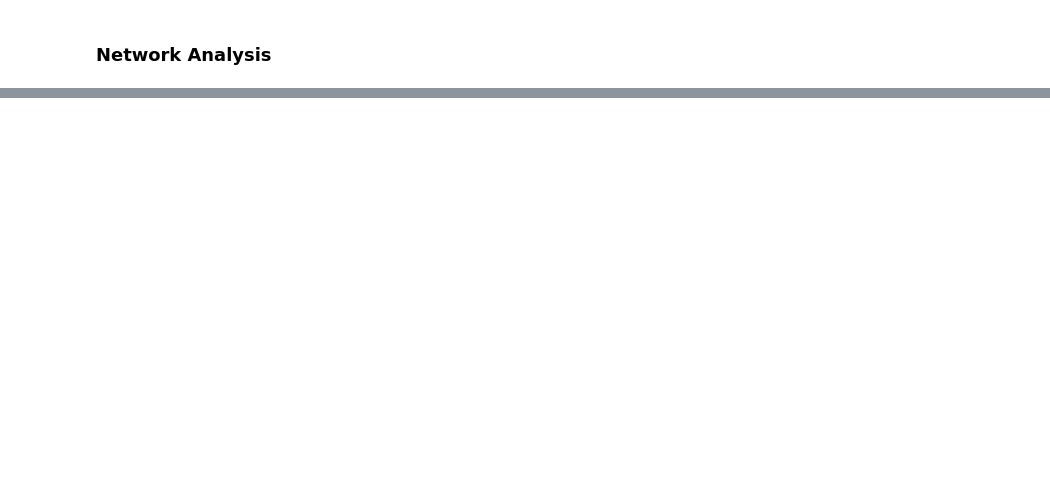
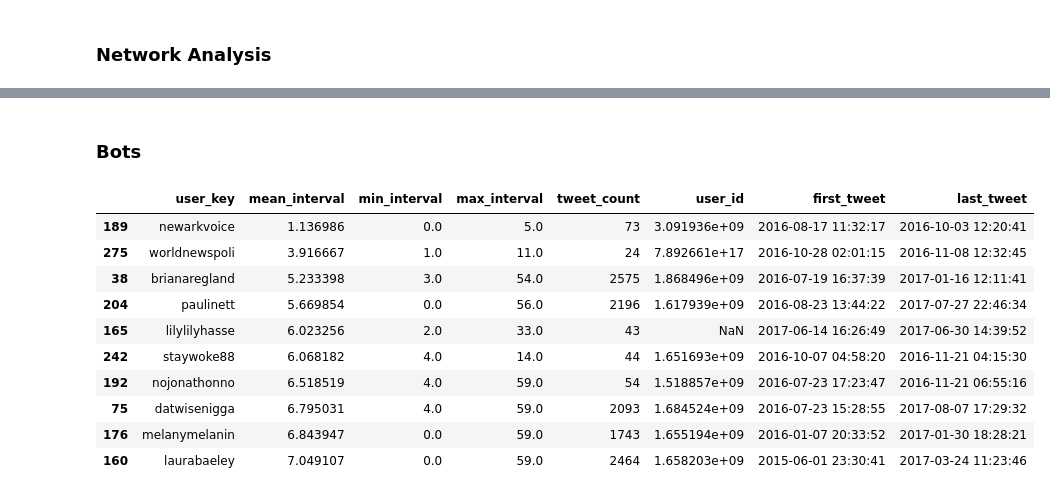
Before and after one commit to salveendutt/Social-Networks, a Jupyter notebook: lab12/proj.ipynb, the cells around one changed output, grey strips where cells are left out. Drawn from its saved outputs; the diff is of its cells as text; code cells hidden in the pictures; blank space fills up the shorter version.

```diff
--- a/lab12/proj.ipynb
+++ b/lab12/proj.ipynb
@@ -466 +494,51 @@ for _, row in df.iterrows():
+# %% [markdown]
+### Bots
+# %%
+df_sorted = df.sort_values(by=["user_key", "created_at"])
+
+df_sorted["time_diff"] = (
+    df_sorted.groupby("user_key")["created_at"].diff().dt.total_seconds()
+)
+
+df_intervals = df_sorted.dropna(subset=["time_diff"])
+
+short_intervals = df_intervals[df_intervals["time_diff"] < 60]
+
+short_intervals_summary = (
+    short_intervals.groupby("user_key")
+    .agg(
+        {
+            "time_diff": ["mean", "min", "max", "count"],
+            "user_id": "first",
+            "created_at": ["min", "max"],
+        }
+    )
+    .reset_index()
+)
+
+short_intervals_summary.columns = [
+    "user_key",
+    "mean_interval",
+    "min_interval",
+    "max_interval",
+    "tweet_count",
+    "user_id",
+    "first_tweet",
+    "last_tweet",
+]
+
+short_intervals_summary = short_intervals_summary.sort_values(by="mean_interval")
+short_intervals_summary[short_intervals_summary["tweet_count"] > 10].head(10)
+# %% [output]
+|  | user_key | mean_interval | min_interval | max_interval | tweet_count | user_id | first_tweet | last_tweet |
+| 189 | newarkvoice | 1.136986 | 0.0 | 5.0 | 73 | 3.091936e+09 | 2016-08-17 11:32:17 | 2016-10-03 12:20:41 |
+| 275 | worldnewspoli | 3.916667 | 1.0 | 11.0 | 24 | 7.892661e+17 | 2016-10-28 02:01:15 | 2016-11-08 12:32:45 |
+| 38 | brianaregland | 5.233398 | 3.0 | 54.0 | 2575 | 1.868496e+09 | 2016-07-19 16:37:39 | 2017-01-16 12:11:41 |
+| 204 | paulinett | 5.669854 | 0.0 | 56.0 | 2196 | 1.617939e+09 | 2016-08-23 13:44:22 | 2017-07-27 22:46:34 |
+| 165 | lilylilyhasse | 6.023256 | 2.0 | 33.0 | 43 | NaN | 2017-06-14 16:26:49 | 2017-06-30 14:39:52 |
+| 242 | staywoke88 | 6.068182 | 4.0 | 14.0 | 44 | 1.651693e+09 | 2016-10-07 04:58:20 | 2016-11-21 04:15:30 |
+| 192 | nojonathonno | 6.518519 | 4.0 | 59.0 | 54 | 1.518857e+09 | 2016-07-23 17:23:47 | 2016-11-21 06:55:16 |
+| 75 | datwisenigga | 6.795031 | 4.0 | 59.0 | 2093 | 1.684524e+09 | 2016-07-23 15:28:55 | 2017-08-07 17:29:32 |
+| 176 | melanymelanin | 6.843947 | 0.0 | 59.0 | 1743 | 1.655194e+09 | 2016-01-07 20:33:52 | 2017-01-30 18:28:21 |
+| 160 | laurabaeley | 7.049107 | 0.0 | 59.0 | 2464 | 1.658203e+09 | 2015-06-01 23:30:41 | 2017-03-24 11:23:46 |
 # %%
```
Also changed, not shown: parts of 8 cells of this notebook.
